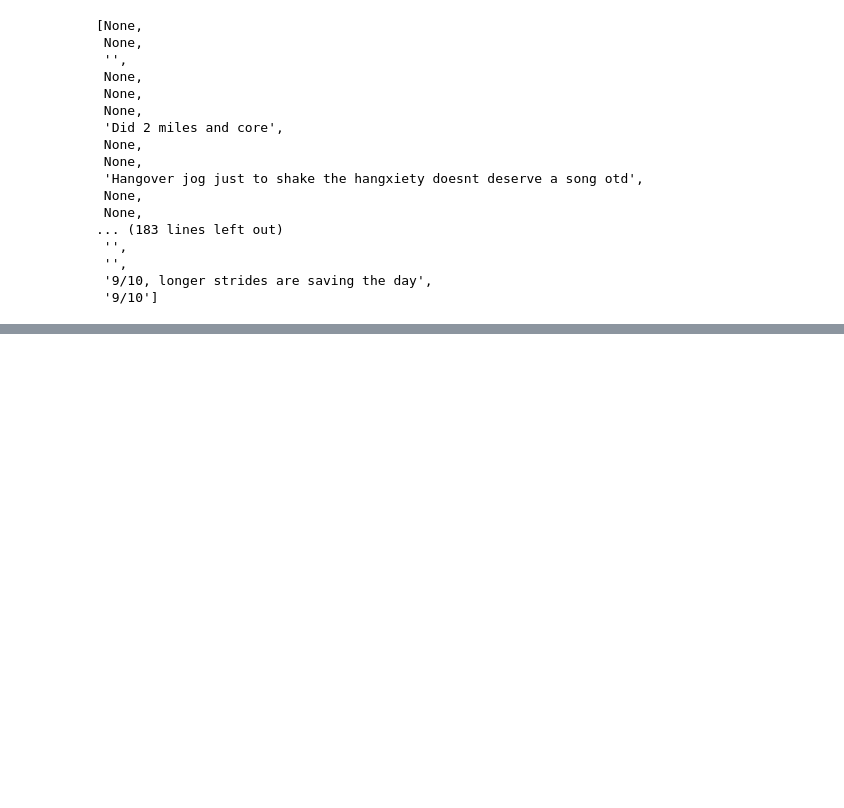
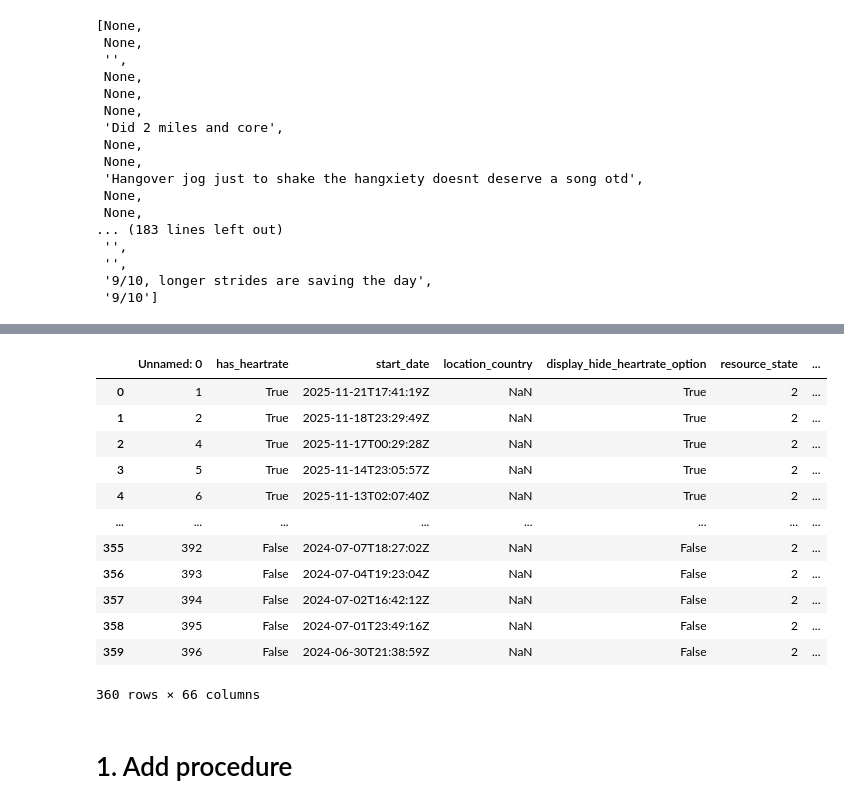
Before and after one commit to benstager/strava, a Jupyter notebook: strava.ipynb, the cells around one changed output, grey strips where cells are left out. Cells and saved outputs as stored; diff of their text form; code cells hidden in the pictures; blank space fills up the shorter version.

Commit message:
updates to rerun procedure daily, llm next

```diff
--- a/strava.ipynb
+++ b/strava.ipynb
@@ -404,0 +479,4 @@ activity = r.json()
+# %%
+activities_with_id = f"{test_obj.activies_endpoint}/{activity_id}"
+r = requests.get(activities_with_id, headers=test_obj.headers)
+specific_activity = r.json()
@@ -475,6 +592,8 @@ descriptions = pd.DataFrame({
 })
 # %%
 test_final = pd.merge(left=df, right=descriptions, on='id', how='left')
+# %%
+test_final = test_final.drop('Unnamed: 0', axis=1)
 # %%
 test_final['description'].values[0].split('Song OTD:')[1]
 # %% [output]
@@ -559,0 +701,18 @@ Name: date_str, Length: 199, dtype: object
+# %%
+test_final
+# %% [output]
+|  | Unnamed: 0 | has_heartrate | start_date | location_country | display_hide_heartrate_option | resource_state | ... |
+| 0 | 1 | True | 2025-11-21T17:41:19Z | NaN | True | 2 | ... |
+| 1 | 2 | True | 2025-11-18T23:29:49Z | NaN | True | 2 | ... |
+| 2 | 4 | True | 2025-11-17T00:29:28Z | NaN | True | 2 | ... |
+| 3 | 5 | True | 2025-11-14T23:05:57Z | NaN | True | 2 | ... |
+| 4 | 6 | True | 2025-11-13T02:07:40Z | NaN | True | 2 | ... |
+| ... | ... | ... | ... | ... | ... | ... | ... |
+| 355 | 392 | False | 2024-07-07T18:27:02Z | NaN | False | 2 | ... |
+| 356 | 393 | False | 2024-07-04T19:23:04Z | NaN | False | 2 | ... |
+| 357 | 394 | False | 2024-07-02T16:42:12Z | NaN | False | 2 | ... |
+| 358 | 395 | False | 2024-07-01T23:49:16Z | NaN | False | 2 | ... |
+| 359 | 396 | False | 2024-06-30T21:38:59Z | NaN | False | 2 | ... |
+360 rows × 66 columns
+# %% [markdown]
+# 1. Add procedure
```
Also changed, not shown: parts of 19 cells of this notebook.
